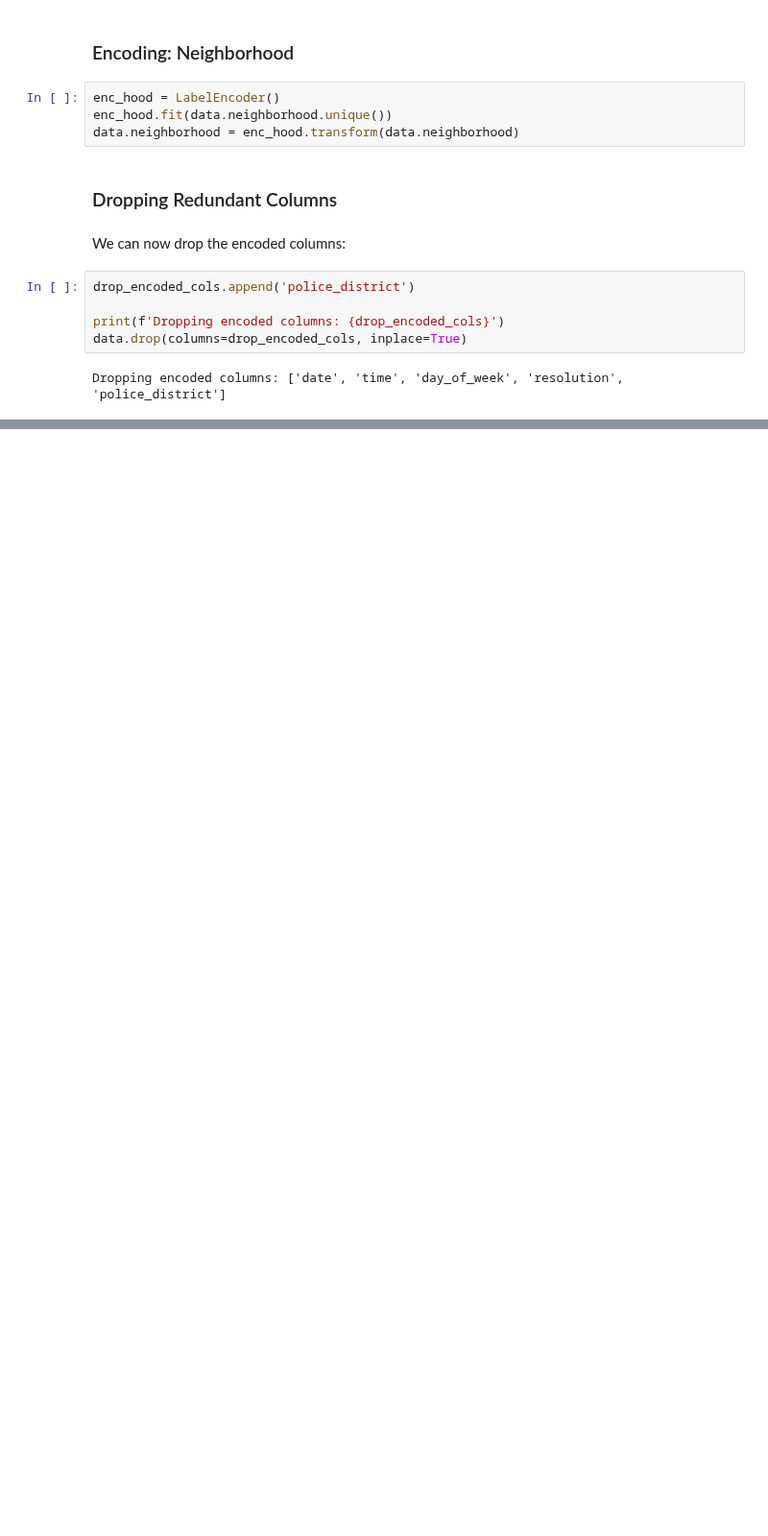
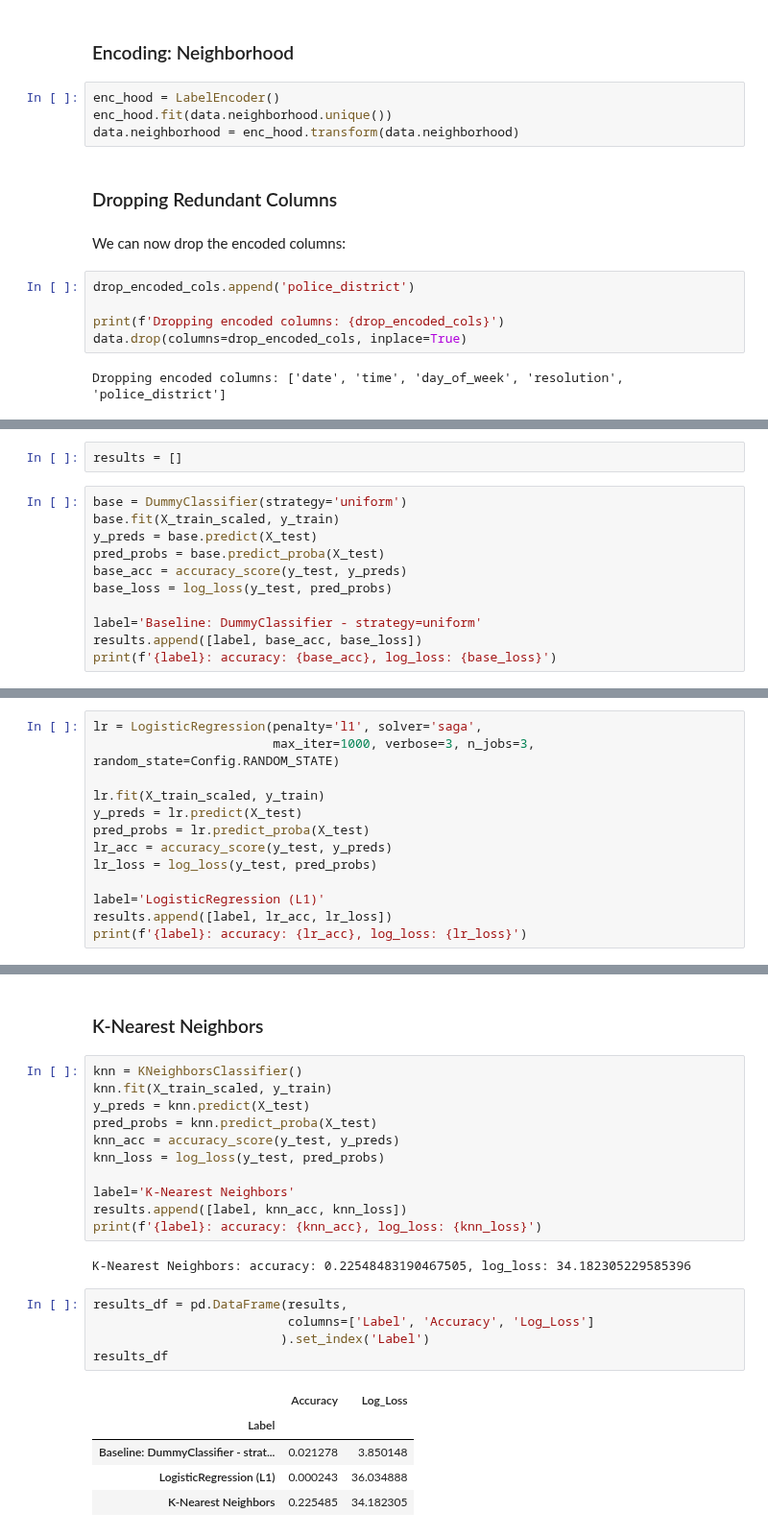
Before and after one commit to fazeelgm/UCB_ML_AI_Capstone, a Jupyter notebook: notebooks/ModelExploration.ipynb, the cells around one changed output, grey strips where cells are left out. Shown at 96% size. Drawn from its saved outputs; the diff is of its cells as text; blank space fills up the shorter version.

```diff
--- a/notebooks/ModelExploration.ipynb
+++ b/notebooks/ModelExploration.ipynb
@@ -212,0 +289,13 @@ memory usage: 7.5 MB
+# %%
+results = []
+# %%
+base = DummyClassifier(strategy='uniform')
+base.fit(X_train_scaled, y_train)
+y_preds = base.predict(X_test)
+pred_probs = base.predict_proba(X_test)
+base_acc = accuracy_score(y_test, y_preds)
+base_loss = log_loss(y_test, pred_probs)
+
+label='Baseline: DummyClassifier - strategy=uniform'
+results.append([label, base_acc, base_loss])
+print(f'{label}: accuracy: {base_acc}, log_loss: {base_loss}')
@@ -212,0 +306,13 @@ memory usage: 7.5 MB
+# %%
+lr = LogisticRegression(penalty='l1', solver='saga',
+                        max_iter=1000, verbose=3, n_jobs=3, random_state=Config.RANDOM_STATE)
+
+lr.fit(X_train_scaled, y_train)
+y_preds = lr.predict(X_test)
+pred_probs = lr.predict_proba(X_test)
+lr_acc = accuracy_score(y_test, y_preds)
+lr_loss = log_loss(y_test, pred_probs)
+
+label='LogisticRegression (L1)'
+results.append([label, lr_acc, lr_loss])
+print(f'{label}: accuracy: {lr_acc}, log_loss: {lr_loss}')
@@ -212,0 +323,26 @@ memory usage: 7.5 MB
+# %% [markdown]
+### K-Nearest Neighbors
+# %%
+knn = KNeighborsClassifier()
+knn.fit(X_train_scaled, y_train)
+y_preds = knn.predict(X_test)
+pred_probs = knn.predict_proba(X_test)
+knn_acc = accuracy_score(y_test, y_preds)
+knn_loss = log_loss(y_test, pred_probs)
+
+label='K-Nearest Neighbors'
+results.append([label, knn_acc, knn_loss])
+print(f'{label}: accuracy: {knn_acc}, log_loss: {knn_loss}')
+# %% [output]
+K-Nearest Neighbors: accuracy: 0.22548483190467505, log_loss: 34.182305229585396
+# %%
+results_df = pd.DataFrame(results,
+                          columns=['Label', 'Accuracy', 'Log_Loss']
+                         ).set_index('Label')
+results_df
+# %% [output]
+|  | Accuracy | Log_Loss |
+| Label |  |  |
+| Baseline: DummyClassifier - strat... | 0.021278 | 3.850148 |
+| LogisticRegression (L1) | 0.000243 | 36.034888 |
+| K-Nearest Neighbors | 0.225485 | 34.182305 |
```
Also changed, not shown: parts of 26 cells of this notebook.
